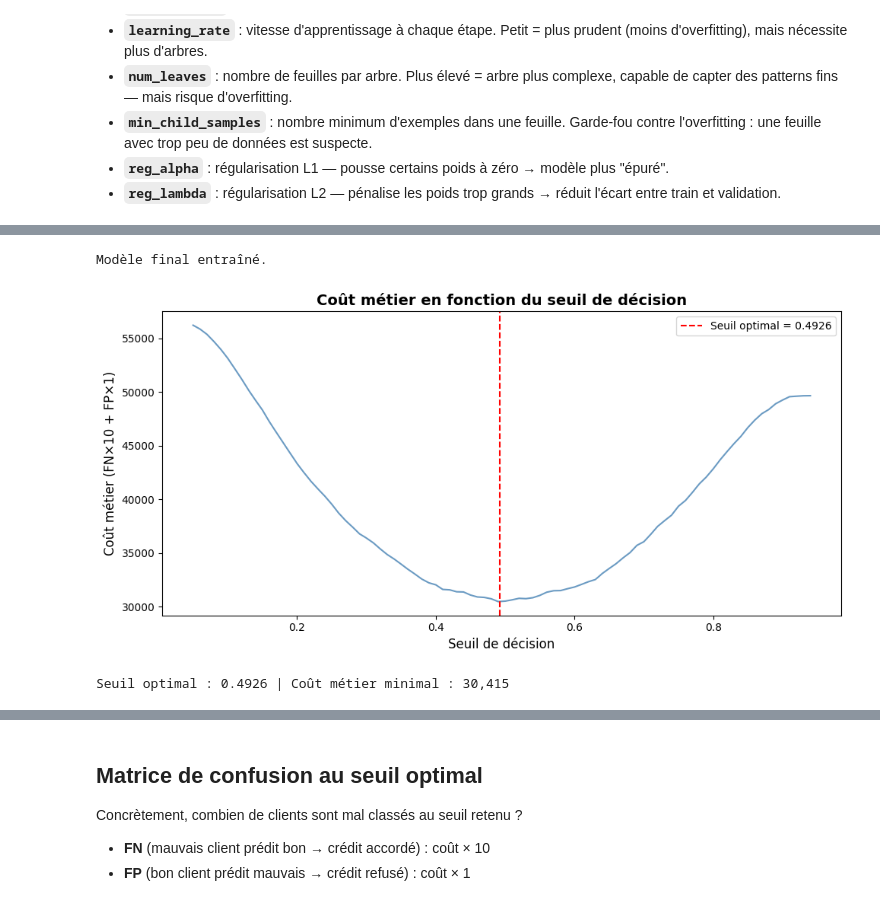
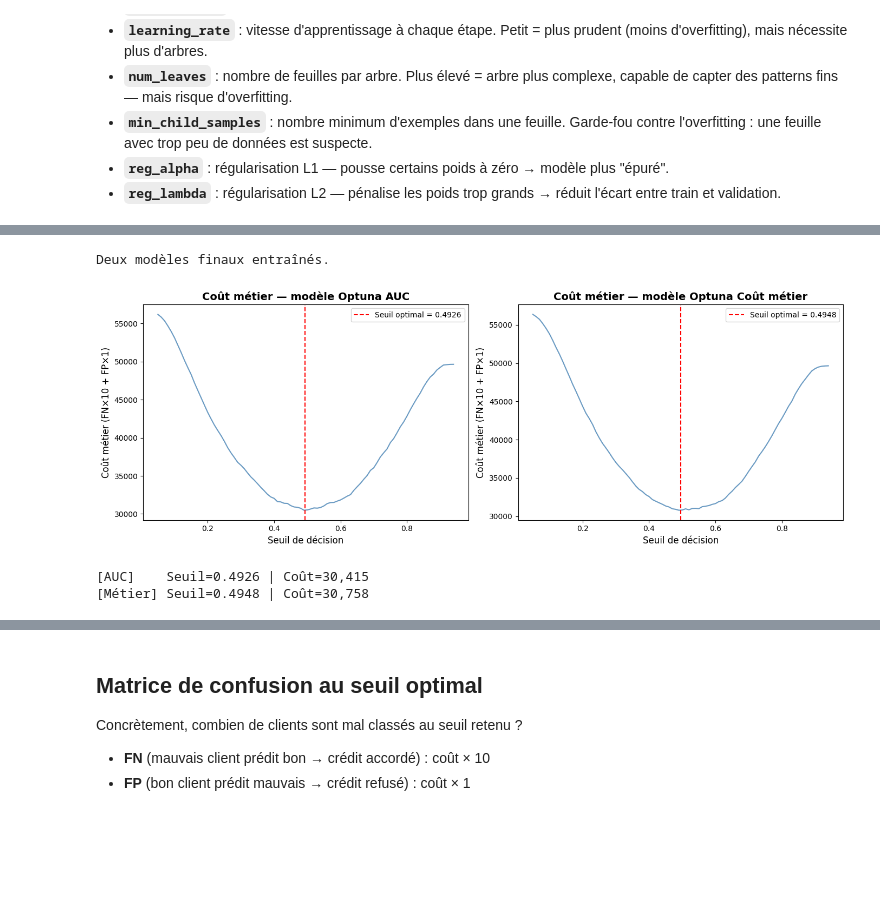
Before and after one commit to RaphaelRIVIERE/credit-scoring-mlops, a Jupyter notebook: notebooks/4_optimization.ipynb, the cells around one changed output, grey strips where cells are left out. Cells and saved outputs as stored; diff of their text form; code cells hidden in the pictures; blank space fills up the shorter version.

```diff
--- a/notebooks/4_optimization.ipynb
+++ b/notebooks/4_optimization.ipynb
@@ -180,44 +238,70 @@ décision.
 # %%
-# Entraînement avec les meilleurs hyperparamètres trouvés par Optuna
-best_pipeline = Pipeline([
+# Modèle 1 — hyperparamètres optimisés par AUC
+best_pipeline_auc = Pipeline([
     ('preprocessor', build_preprocessor(num_cols, cat_cols)),
     ('clf', LGBMClassifier(
-        **study.best_params,
+        **best_params_auc,
         class_weight='balanced',
         random_state=RANDOM_STATE,
         n_jobs=-1,
         verbose=-1,
     ))
 ])
+best_pipeline_auc.fit(X_train, y_train)
+y_pred_proba_auc = best_pipeline_auc.predict_proba(X_val)[:, 1]
 
-best_pipeline.fit(X_train, y_train)
-y_pred_proba = best_pipeline.predict_proba(X_val)[:, 1]
+# Modèle 2 — hyperparamètres optimisés par coût métier
+best_pipeline_metier = Pipeline([
+    ('preprocessor', build_preprocessor(num_cols, cat_cols)),
+    ('clf', LGBMClassifier(
+        **best_params_metier,
+        class_weight='balanced',
+        random_state=RANDOM_STATE,
+        n_jobs=-1,
+        verbose=-1,
+    ))
+])
+best_pipeline_metier.fit(X_train, y_train)
+y_pred_proba_metier = best_pipeline_metier.predict_proba(X_val)[:, 1]
 
-print("Modèle final entraîné.")
+print("Deux modèles finaux entraînés.")
 # %% [output]
-Modèle final entraîné.
+Deux modèles finaux entraînés.
 # %%
-# Recherche du seuil optimal et tracé de la courbe coût vs seuil
+# Seuils optimaux pour les deux modèles
+seuil_opt_auc,    cout_opt_auc    = trouver_seuil_optimal(y_val, y_pred_proba_auc)
+seuil_opt_metier, cout_opt_metier = trouver_seuil_optimal(y_val, y_pred_proba_metier)
+
 seuils = np.arange(0.05, 0.95, 0.01)
-couts  = [cout_metier(y_val, y_pred_proba, seuil=s) for s in seuils]
 
-seuil_opt, cout_opt = trouver_seuil_optimal(y_val, y_pred_proba)
+fig, axes = plt.subplots(1, 2, figsize=(14, 5))
 
-fig, ax = plt.subplots(figsize=(10, 5))
 create_lineplot(
-    ax,
-    x=seuils, y=couts,
-    vline=seuil_opt, vline_label=f'Seuil optimal = {seuil_opt}',
+    axes[0],
+    x=seuils, y=[cout_metier(y_val, y_pred_proba_auc, seuil=s) for s in seuils],
+    vline=seuil_opt_auc, vline_label=f'Seuil optimal = {seuil_opt_auc}',
     xlabel='Seuil de décision',
     ylabel='Coût métier (FN×10 + FP×1)',
-    title='Coût métier en fonction du seuil de décision',
+    title='Coût métier — modèle Optuna AUC',
 )
+
+create_lineplot(
+    axes[1],
+    x=seuils, y=[cout_metier(y_val, y_pred_proba_metier, seuil=s) for s in seuils],
+    vline=seuil_opt_metier, vline_label=f'Seuil optimal = {seuil_opt_metier}',
+    xlabel='Seuil de décision',
+    ylabel='Coût métier (FN×10 + FP×1)',
+    title='Coût métier — modèle Optuna Coût métier',
+)
+
 plt.tight_layout()
-plt.savefig('../data/processed/courbe_seuil.png', dpi=150, bbox_inches='tight')
+plt.savefig('../data/processed/courbe_seuil_compare.png', dpi=150, bbox_inches='tight')
 plt.show()
 
-print(f"Seuil optimal : {seuil_opt} | Coût métier minimal : {cout_opt:,}")
+print(f"[AUC]    Seuil={seuil_opt_auc} | Coût={cout_opt_auc:,}")
+print(f"[Métier] Seuil={seuil_opt_metier} | Coût={cout_opt_metier:,}")
 # %% [output]
-[figure, old version]
+[figure, new version]
-Seuil optimal : 0.4926 | Coût métier minimal : 30,415
+[AUC]    Seuil=0.4926 | Coût=30,415
+[Métier] Seuil=0.4948 | Coût=30,758
 # %%
```
Also changed, not shown: parts of 19 cells of this notebook, 2 other files.
